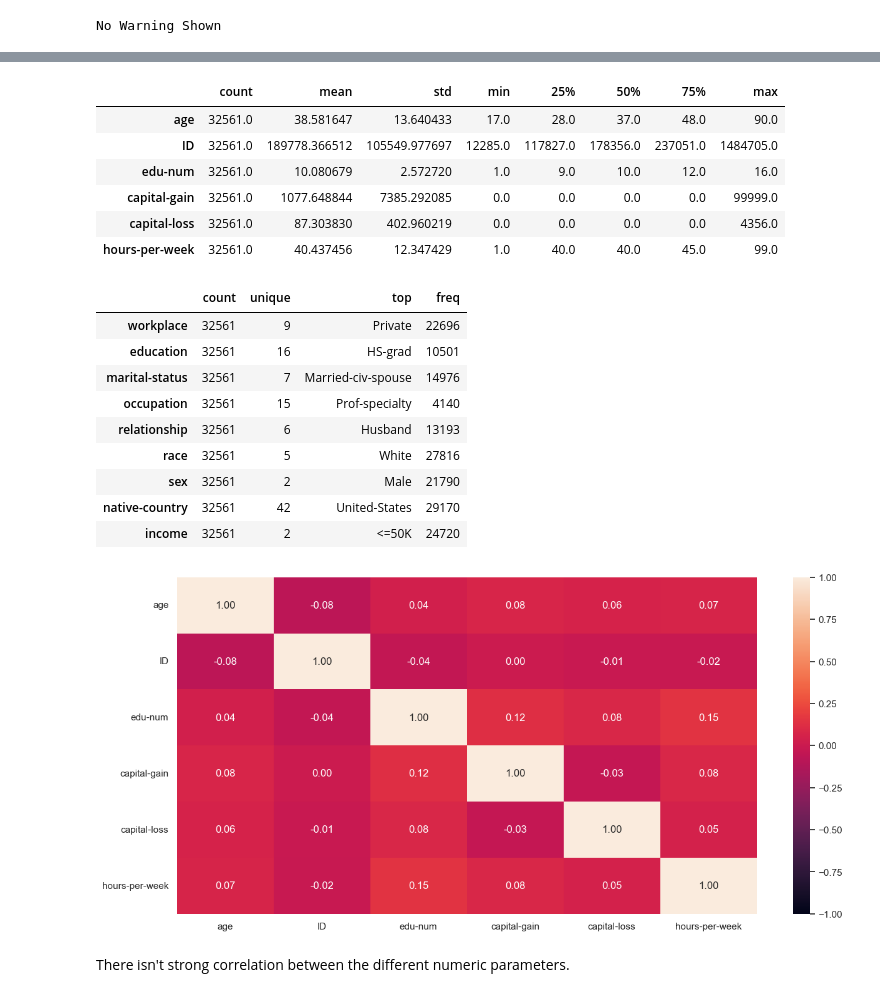
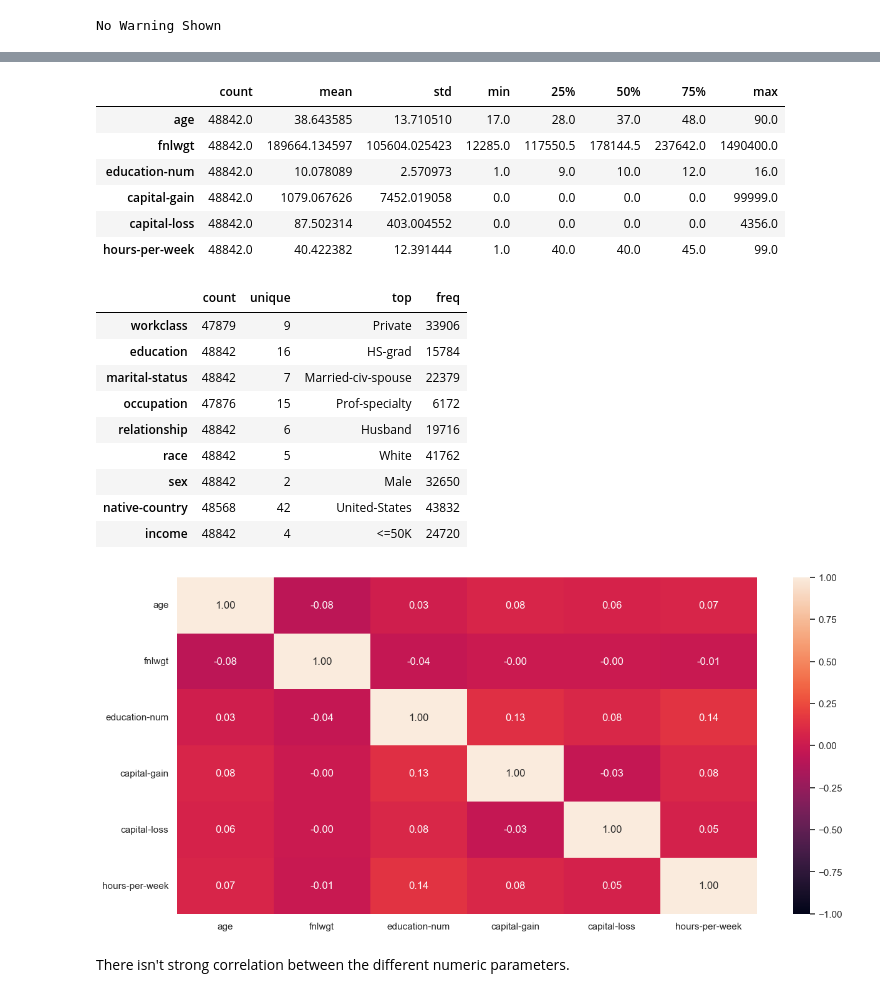
Before and after one commit to elinasafina23/ML_assignments_Team5, a Jupyter notebook: ml_assignment.ipynb, the cells around one changed output, grey strips where cells are left out. Cells and saved outputs as stored; diff of their text form; code cells hidden in the pictures.

```diff
--- a/ml_assignment.ipynb
+++ b/ml_assignment.ipynb
@@ -23,3 +67,6 @@ warnings.warn("Do not show this message")
 print("No Warning Shown")
 # %% [output]
 No Warning Shown
+# %%
+df=pd.read_csv('https://archive.ics.uci.edu/static/public/2/data.csv')
+df.head()
@@ -104,40 +110,40 @@ data.isnull()
 # %%
 # Let's look at the statistical summary of the data
 
-data.describe().T
+df.describe().T
 # %% [output]
 |  | count | mean | std | min | 25% | 50% | 75% | max |
-| age | 32561.0 | 38.581647 | 13.640433 | 17.0 | 28.0 | 37.0 | 48.0 | 90.0 |
-| ID | 32561.0 | 189778.366512 | 105549.977697 | 12285.0 | 117827.0 | 178356.0 | 237051.0 | 1484705.0 |
-| edu-num | 32561.0 | 10.080679 | 2.572720 | 1.0 | 9.0 | 10.0 | 12.0 | 16.0 |
-| capital-gain | 32561.0 | 1077.648844 | 7385.292085 | 0.0 | 0.0 | 0.0 | 0.0 | 99999.0 |
-| capital-loss | 32561.0 | 87.303830 | 402.960219 | 0.0 | 0.0 | 0.0 | 0.0 | 4356.0 |
-| hours-per-week | 32561.0 | 40.437456 | 12.347429 | 1.0 | 40.0 | 40.0 | 45.0 | 99.0 |
+| age | 48842.0 | 38.643585 | 13.710510 | 17.0 | 28.0 | 37.0 | 48.0 | 90.0 |
+| fnlwgt | 48842.0 | 189664.134597 | 105604.025423 | 12285.0 | 117550.5 | 178144.5 | 237642.0 | 1490400.0 |
+| education-num | 48842.0 | 10.078089 | 2.570973 | 1.0 | 9.0 | 10.0 | 12.0 | 16.0 |
+| capital-gain | 48842.0 | 1079.067626 | 7452.019058 | 0.0 | 0.0 | 0.0 | 0.0 | 99999.0 |
+| capital-loss | 48842.0 | 87.502314 | 403.004552 | 0.0 | 0.0 | 0.0 | 0.0 | 4356.0 |
+| hours-per-week | 48842.0 | 40.422382 | 12.391444 | 1.0 | 40.0 | 40.0 | 45.0 | 99.0 |
 # %%
 # summary of non-numeric columns
 
-data.describe(exclude="number").T
+df.describe(exclude="number").T
 # %% [output]
 |  | count | unique | top | freq |
-| workplace | 32561 | 9 | Private | 22696 |
-| education | 32561 | 16 | HS-grad | 10501 |
-| marital-status | 32561 | 7 | Married-civ-spouse | 14976 |
-| occupation | 32561 | 15 | Prof-specialty | 4140 |
-| relationship | 32561 | 6 | Husband | 13193 |
-| race | 32561 | 5 | White | 27816 |
-| sex | 32561 | 2 | Male | 21790 |
-| native-country | 32561 | 42 | United-States | 29170 |
-| income | 32561 | 2 | <=50K | 24720 |
+| workclass | 47879 | 9 | Private | 33906 |
+| education | 48842 | 16 | HS-grad | 15784 |
+| marital-status | 48842 | 7 | Married-civ-spouse | 22379 |
+| occupation | 47876 | 15 | Prof-specialty | 6172 |
+| relationship | 48842 | 6 | Husband | 19716 |
+| race | 48842 | 5 | White | 41762 |
+| sex | 48842 | 2 | Male | 32650 |
+| native-country | 48568 | 42 | United-States | 43832 |
+| income | 48842 | 4 | <=50K | 24720 |
 # %%
 # creating correlation heatmap
-cols_list = data.select_dtypes(include=np.number).columns.tolist()
+cols_list = df.select_dtypes(include=np.number).columns.tolist()
 
 plt.figure(figsize=(15, 7))
 sns.heatmap(
-    data[cols_list].corr(), annot=True, vmin=-1, vmax=1, fmt=".2f",
+    df[cols_list].corr(), annot=True, vmin=-1, vmax=1, fmt=".2f",
 )
 plt.show()
 # %% [output]
-[figure, old version]
+[figure, new version]
 # %% [markdown]
 There isn't strong correlation between the different numeric parameters.
```
Also changed, not shown: parts of 29 cells of this notebook.
